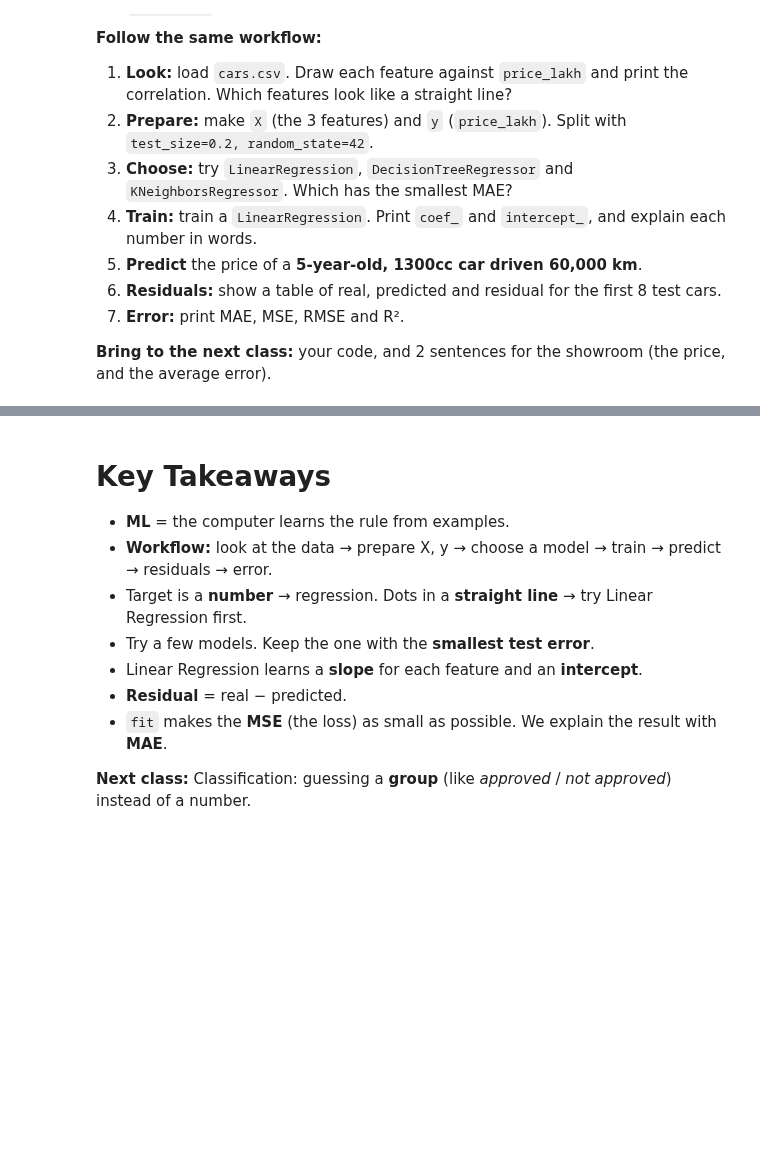
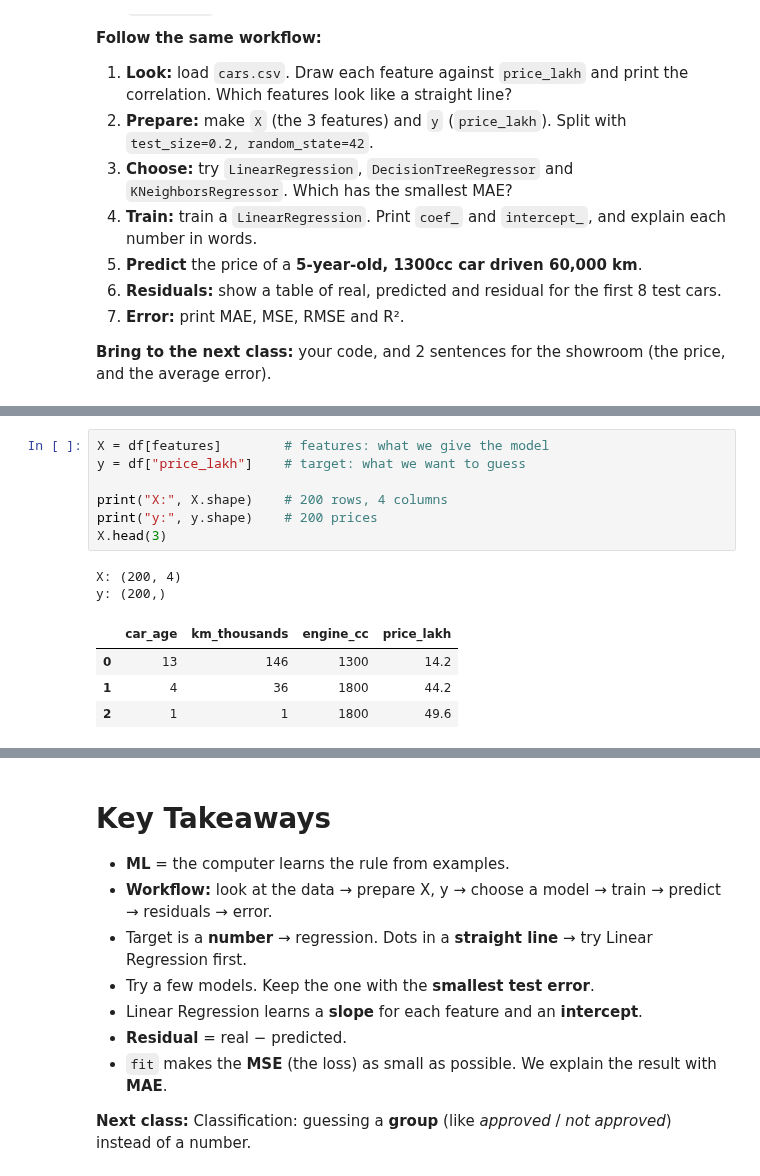
Before and after one commit to khan1020/Python-for-AI-course, a Jupyter notebook: notebooks/Week 4/Day 18/Day_18_ML_Workflow_Linear_Regression.ipynb, the cells around one changed output, grey strips where cells are left out. Cells and saved outputs as stored; diff of their text form; blank space fills up the shorter version.

```diff
--- a/notebooks/Week 4/Day 18/Day_18_ML_Workflow_Linear_Regression.ipynb
+++ b/notebooks/Week 4/Day 18/Day_18_ML_Workflow_Linear_Regression.ipynb
@@ -591,0 +630,14 @@ A used-car showroom in Karachi asks: *"Can you suggest a fair price for a used c
+# %%
+X = df[features]        # features: what we give the model
+y = df["price_lakh"]    # target: what we want to guess
+
+print("X:", X.shape)    # 200 rows, 4 columns
+print("y:", y.shape)    # 200 prices
+X.head(3)
+# %% [output]
+X: (200, 4)
+y: (200,)
+|  | car_age | km_thousands | engine_cc | price_lakh |
+| 0 | 13 | 146 | 1300 | 14.2 |
+| 1 | 4 | 36 | 1800 | 44.2 |
+| 2 | 1 | 1 | 1800 | 49.6 |
```
Also changed, not shown: parts of 8 cells of this notebook, 5 other files.
